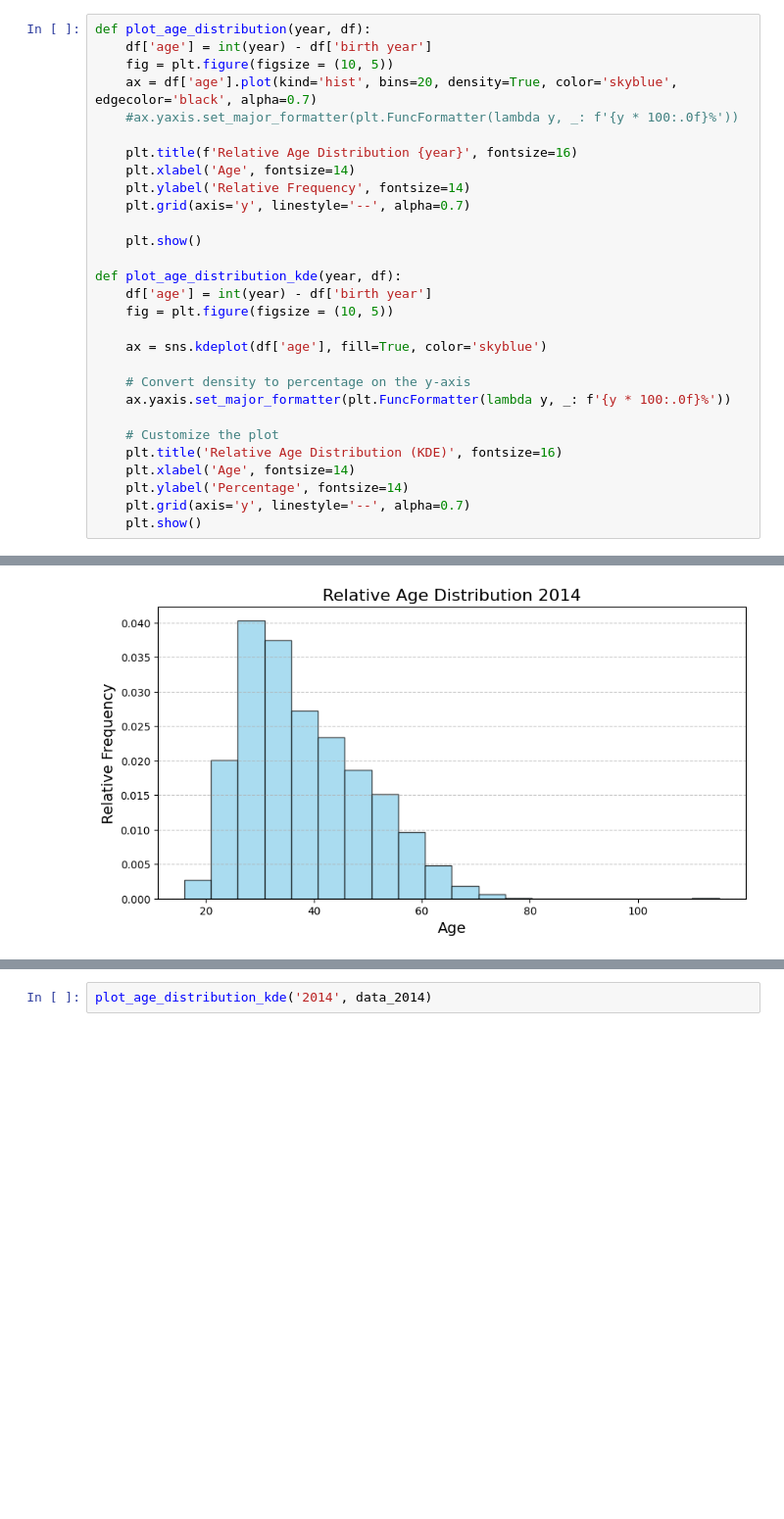
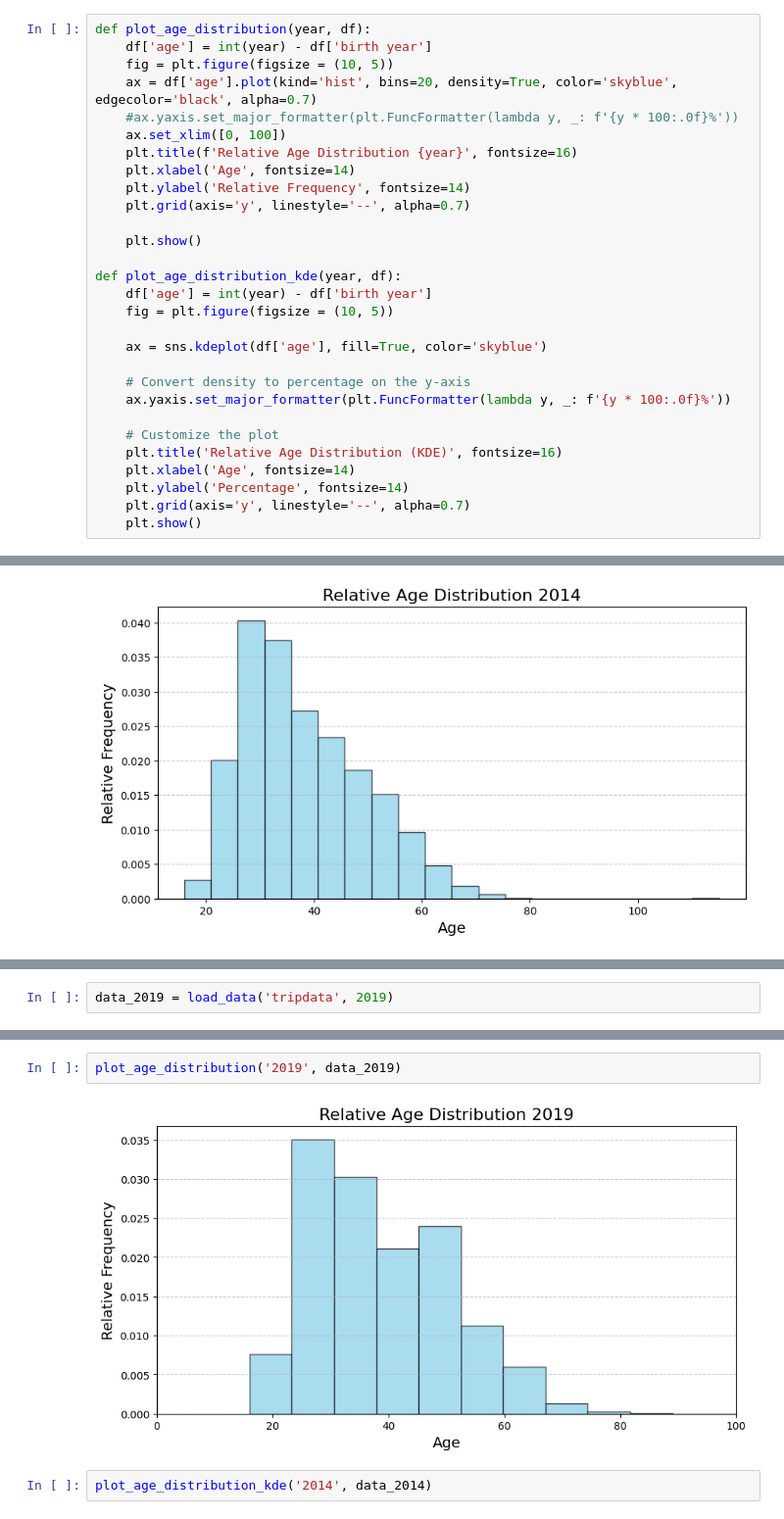
Before and after one commit to joris-de/coding-challenge-AXA, a Jupyter notebook: notebooks/Analysis.ipynb, the cells around one changed output, grey strips where cells are left out. Shown at 98% size. Cells and saved outputs as stored; diff of their text form; blank space fills up the shorter version.

```diff
--- a/notebooks/Analysis.ipynb
+++ b/notebooks/Analysis.ipynb
@@ -1118,7 +1207,7 @@ def plot_age_distribution(year, df):
     fig = plt.figure(figsize = (10, 5))
     ax = df['age'].plot(kind='hist', bins=20, density=True, color='skyblue', edgecolor='black', alpha=0.7)
     #ax.yaxis.set_major_formatter(plt.FuncFormatter(lambda y, _: f'{y * 100:.0f}%'))
-
+    ax.set_xlim([0, 100])
     plt.title(f'Relative Age Distribution {year}', fontsize=16)
     plt.xlabel('Age', fontsize=14)
     plt.ylabel('Relative Frequency', fontsize=14)
@@ -1155,0 +1245,2 @@ plot_age_distribution('2014', data_2014)
+# %%
+data_2019 = load_data('tripdata', 2019)
@@ -1156,3 +1265,7 @@ plot_age_distribution('2014', data_2014)
+# %%
+plot_age_distribution('2019', data_2019)
+# %% [output]
+[figure, added]
 # %%
 plot_age_distribution_kde('2014', data_2014)
 # %% [output]
```
Also changed, not shown: parts of 17 cells of this notebook, 2 other files.
